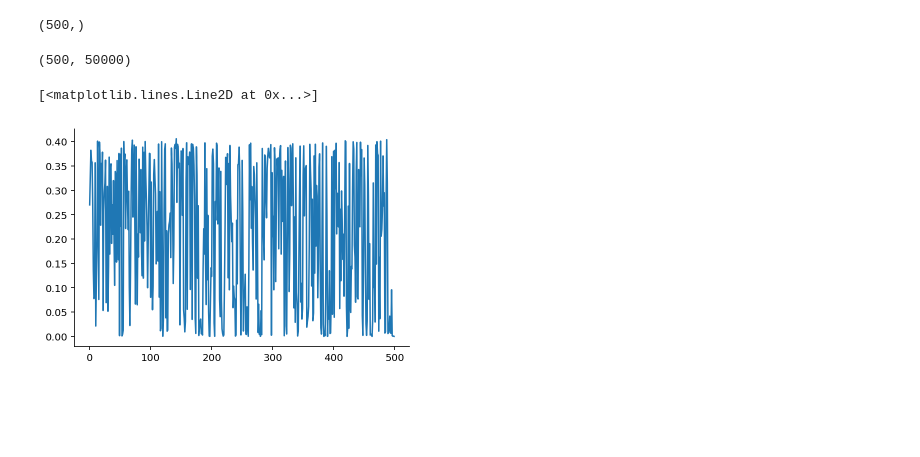
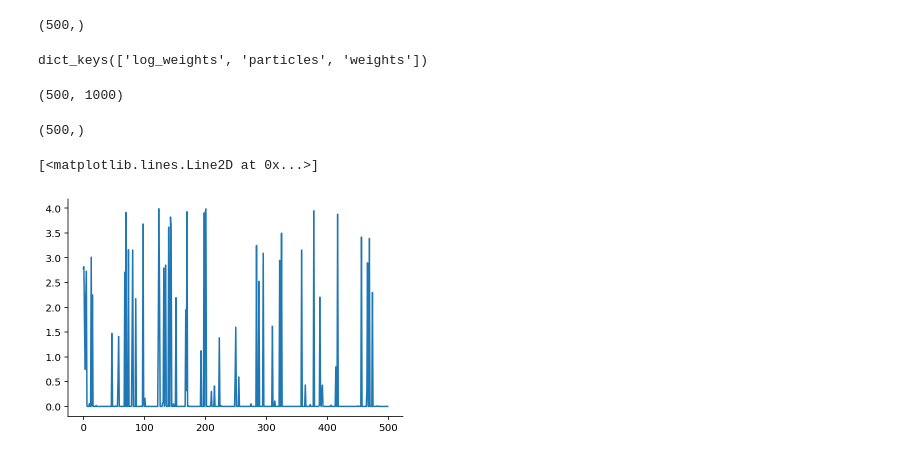
Before and after one commit to gerdm/misc, a Jupyter notebook: 2022-04/advanced-computational-methods.ipynb, the cells around one changed output. Drawn from its saved outputs; the diff is of its cells as text; code cells hidden in the pictures; blank space fills up the shorter version.

```diff
--- a/2022-04/advanced-computational-methods.ipynb
+++ b/2022-04/advanced-computational-methods.ipynb
@@ -251,13 +264,22 @@ plt.title(r"$\mathbb{E}[x_n^2 \vert y_{1:n}]$", fontsize=17);
 hist["y"].shape
 # %% [output]
 (500,)
-# %%
-smc_res["particles"]
-# %% [output]
-(500, 50000)
-# %%
-y_marginal = stats.norm.pdf(hist["y"][:, None], smc_res["particles"], scale=ssm_config.sigma).mean(axis=1)
-plt.plot(y_marginal)
-# %% [output]
-[<matplotlib.lines.Line2D at 0x...>]
-[figure, removed]
+# %%
+smc_res.keys()
+# %% [output]
+dict_keys(['log_weights', 'particles', 'weights'])
+# %%
+smc_res["weights"].shape
+# %% [output]
+(500, 1000)
+# %%
+y_marginal.shape
+# %% [output]
+(500,)
+# %%
+y_marginal = stats.norm.pdf(hist["y"][:, None], smc_res["particles"], scale=ssm_config.sigma)
+y_marginal = jnp.einsum("tn,tn->t", smc_res["weights"], y_marginal, precision=jax.lax.Precision.HIGHEST)
+plt.plot(y_marginal)
+# %% [output]
+[<matplotlib.lines.Line2D at 0x...>]
+[figure, added]
```
Also changed, not shown: parts of 9 cells of this notebook.
